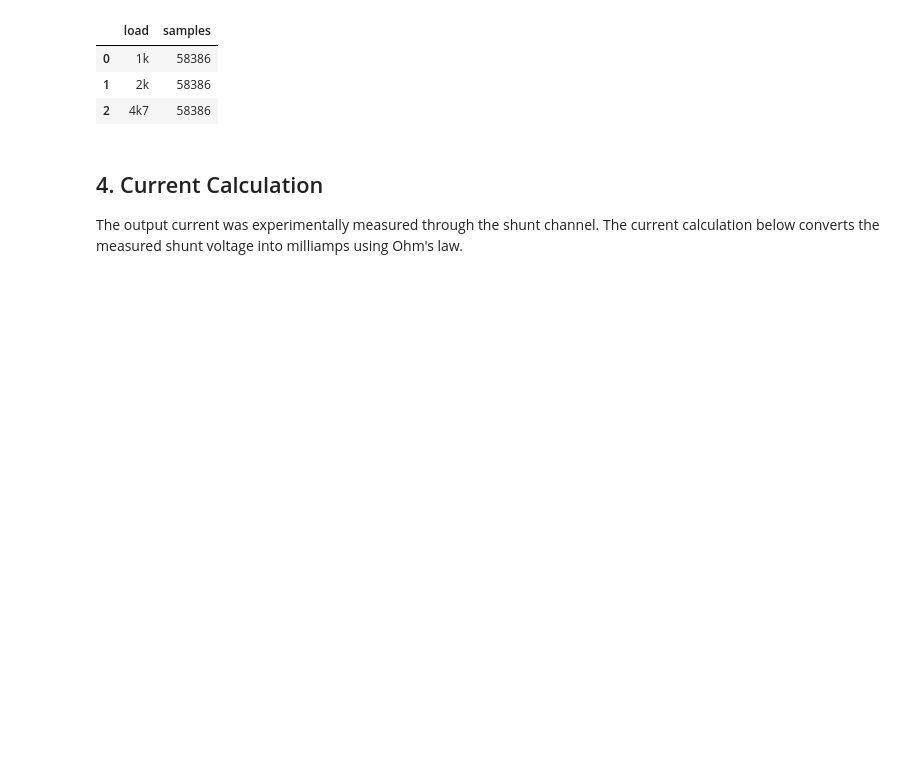
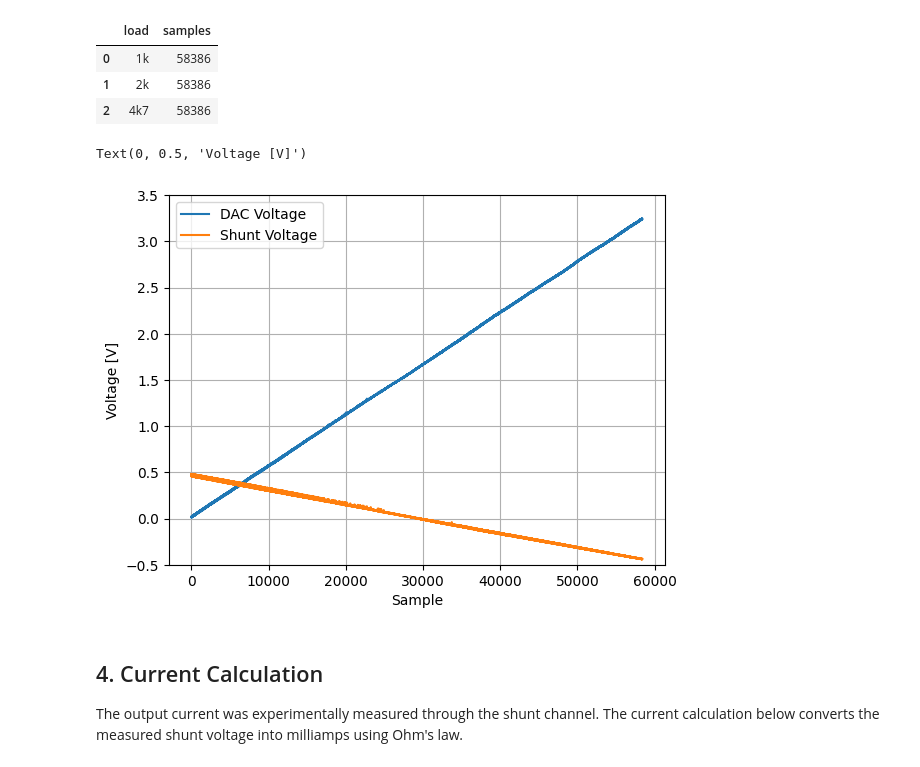
Before and after one commit to import-tiago/FEI, a Jupyter notebook: MSc/PEL309/1.Analysis/T. P. Silva.ipynb, the cells around one changed output. Drawn from its saved outputs; the diff is of its cells as text; code cells hidden in the pictures; blank space fills up the shorter version.

```diff
--- a/MSc/PEL309/1.Analysis/T. P. Silva.ipynb
+++ b/MSc/PEL309/1.Analysis/T. P. Silva.ipynb
@@ -35,9 +35,9 @@ pd.set_option("display.float_format", "{:.15g}".format)
 
 The oscilloscope CSV files contain metadata before the tabular samples. The raw preview is kept to document the file structure, while the ETL stage below selects only the signal columns used in the analysis.
 # %%
-url_1k = "https://raw.githubusercontent.com/import-tiago/FEI/refs/heads/main/MSc/PEL309/Data/1k.csv"
-url_2k = "https://raw.githubusercontent.com/import-tiago/FEI/refs/heads/main/MSc/PEL309/Data/2k.csv"
-url_4k7 = "https://raw.githubusercontent.com/import-tiago/FEI/refs/heads/main/MSc/PEL309/Data/4k7.csv"
+url_1k = "https://raw.githubusercontent.com/import-tiago/FEI/refs/heads/main/MSc/PEL309/0.Data/1k.csv"
+url_2k = "https://raw.githubusercontent.com/import-tiago/FEI/refs/heads/main/MSc/PEL309/0.Data/2k.csv"
+url_4k7 = "https://raw.githubusercontent.com/import-tiago/FEI/refs/heads/main/MSc/PEL309/0.Data/4k7.csv"
 
 raw_1k_csv = pd.read_fwf(url_1k, header=None, skip_blank_lines=False)
 raw_2k_csv = pd.read_fwf(url_2k, header=None, skip_blank_lines=False)
@@ -172,6 +180,24 @@ ramp_sample_summary
 | 0 | 1k | 58386 |
 | 1 | 2k | 58386 |
 | 2 | 4k7 | 58386 |
+# %%
+ax = data_1k_load.rename(
+    columns={
+        "dac_volts": "DAC Voltage",
+        "shunt_volts": "Shunt Voltage",
+    }
+).plot(
+    x="sample",
+    y=["DAC Voltage", "Shunt Voltage"],
+    grid=True,
+    ylim=(-0.5, 3.5),
+)
+
+ax.set_xlabel("Sample")
+ax.set_ylabel("Voltage [V]")
+# %% [output]
+Text(0, 0.5, 'Voltage [V]')
+[figure, added]
 # %% [markdown]
 ## 4. Current Calculation
 
```
Also changed, not shown: parts of 14 cells of this notebook, 1 other file.
